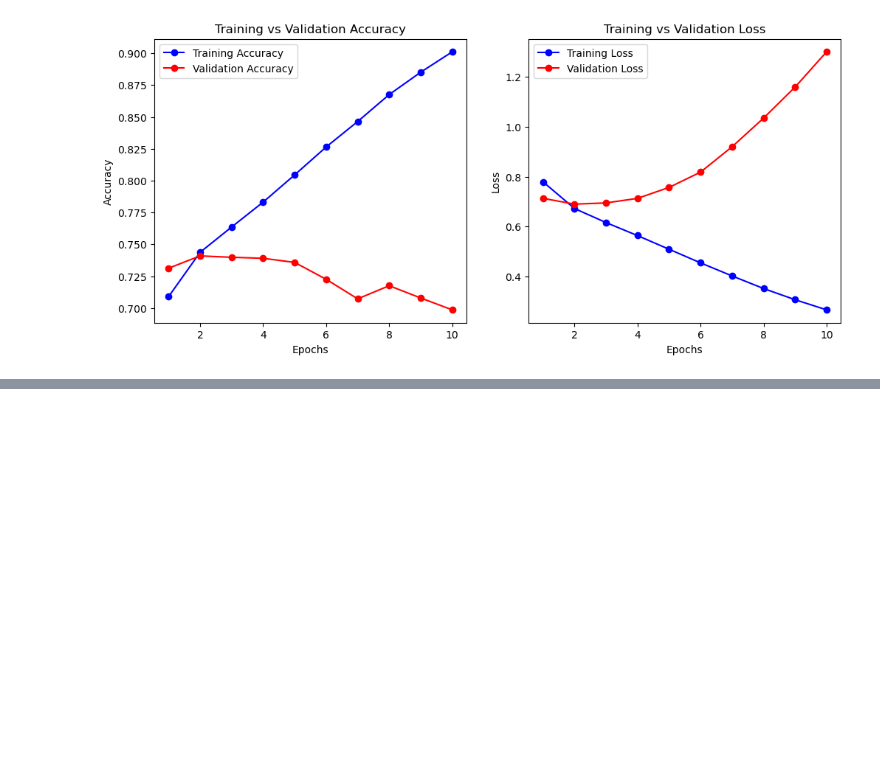
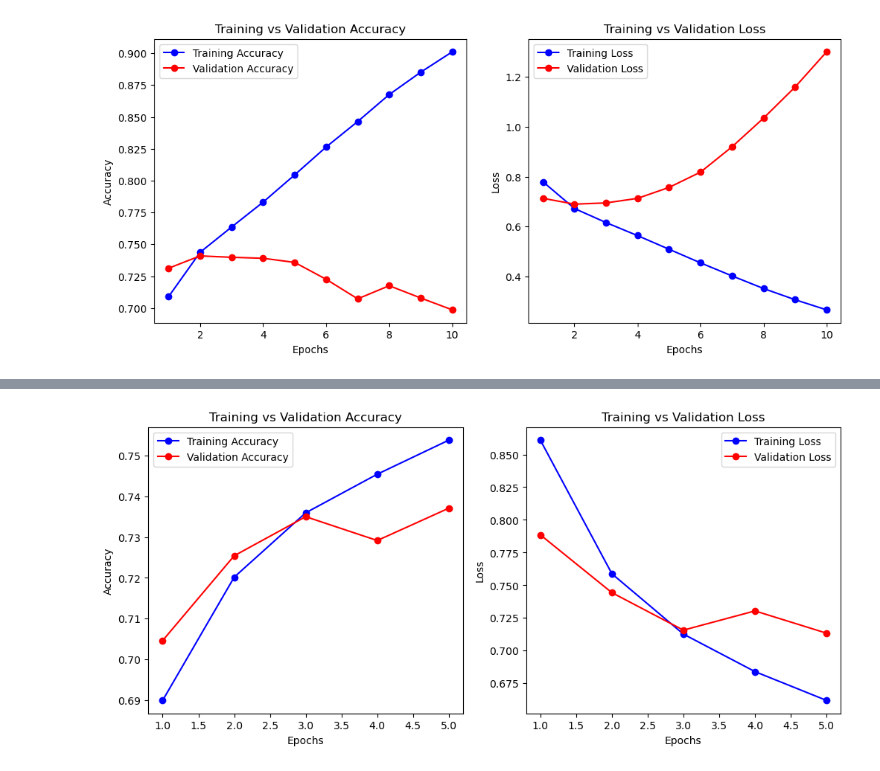
Before and after one commit to GeraintWong/f20aa_cw2, a Jupyter notebook: RNN.ipynb, the cells around one changed output, grey strips where cells are left out. Drawn from its saved outputs; the diff is of its cells as text; code cells hidden in the pictures; blank space fills up the shorter version.

Commit message:
lstm10.csv

```diff
--- a/RNN.ipynb
+++ b/RNN.ipynb
@@ -353,0 +398,20 @@ plt.show()
+# %%
+from tensorflow.keras.utils import to_categorical
+
+# Convert labels to one-hot encoding
+Y_train_fixed = np.array(Y_train) - 1  # Shift labels from [1-5] to [0-4]
+Y_val_fixed = np.array(Y_val) - 1  # Shift validation labels similarly
+
+# Convert to one-hot encoding
+Y_train_one_hot = to_categorical(Y_train_fixed, num_classes=5)
+Y_val_one_hot = to_categorical(Y_val_fixed, num_classes=5)
+
+
+# Now fit the model with one-hot encoded labels
+history = model_lstm.fit(
+    X_train, Y_train_one_hot,  # Use one-hot encoded labels
+    validation_data=(X_val, Y_val_one_hot),
+    epochs=5,
+    batch_size=32,
+    verbose=1
+)
@@ -353,0 +429,32 @@ plt.show()
+# %%
+import matplotlib.pyplot as plt
+
+# Extract accuracy and loss from training history
+train_acc = history.history['accuracy']
+val_acc = history.history['val_accuracy']
+train_loss = history.history['loss']
+val_loss = history.history['val_loss']
+epochs = range(1, len(train_acc) + 1)
+
+# Plot accuracy
+plt.figure(figsize=(12, 5))
+plt.subplot(1, 2, 1)
+plt.plot(epochs, train_acc, 'bo-', label="Training Accuracy")
+plt.plot(epochs, val_acc, 'ro-', label="Validation Accuracy")
+plt.xlabel("Epochs")
+plt.ylabel("Accuracy")
+plt.legend()
+plt.title("Training vs Validation Accuracy")
+
+# Plot loss
+plt.subplot(1, 2, 2)
+plt.plot(epochs, train_loss, 'bo-', label="Training Loss")
+plt.plot(epochs, val_loss, 'ro-', label="Validation Loss")
+plt.xlabel("Epochs")
+plt.ylabel("Loss")
+plt.legend()
+plt.title("Training vs Validation Loss")
+
+plt.show()
+# %% [output]
+[figure, added]
```
Also changed, not shown: parts of 27 cells of this notebook.
